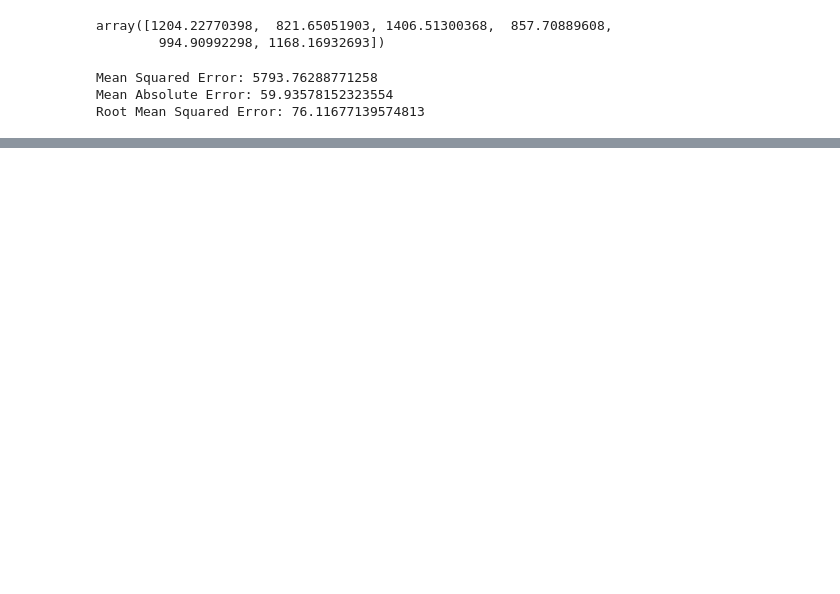
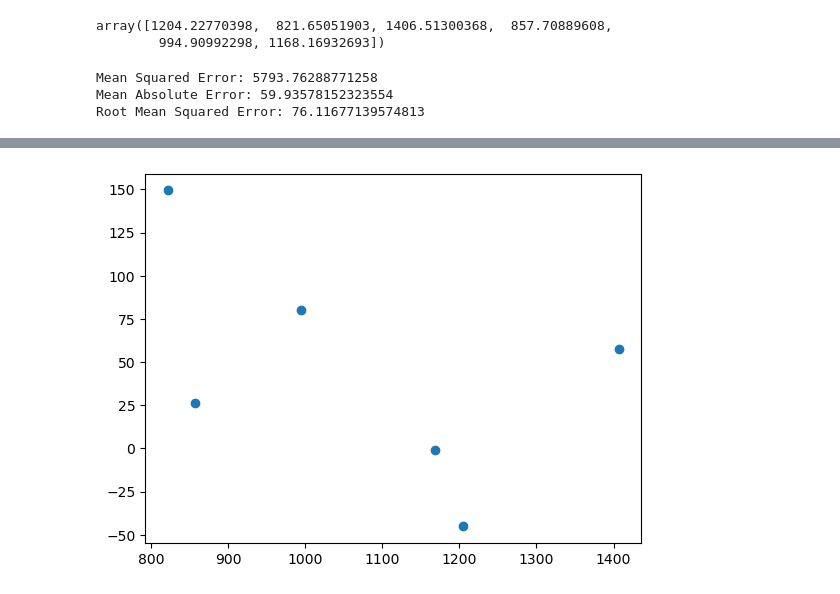
Before and after one commit to rahul-coo/Multi_linear_Model, a Jupyter notebook: Multi_Linear.ipynb, the cells around one changed output, grey strips where cells are left out. Saved outputs shown, nothing was run; the diff lists cells and outputs as text; code cells hidden in the pictures; blank space fills up the shorter version.

```diff
--- a/Multi_Linear.ipynb
+++ b/Multi_Linear.ipynb
@@ -157,0 +189,5 @@ Root Mean Squared Error: 76.11677139574813
+# %%
+plt.scatter(y_pred,residuals)
+plt.show()
+# %% [output]
+[figure, added]
```
Also changed, not shown: parts of 12 cells of this notebook.
